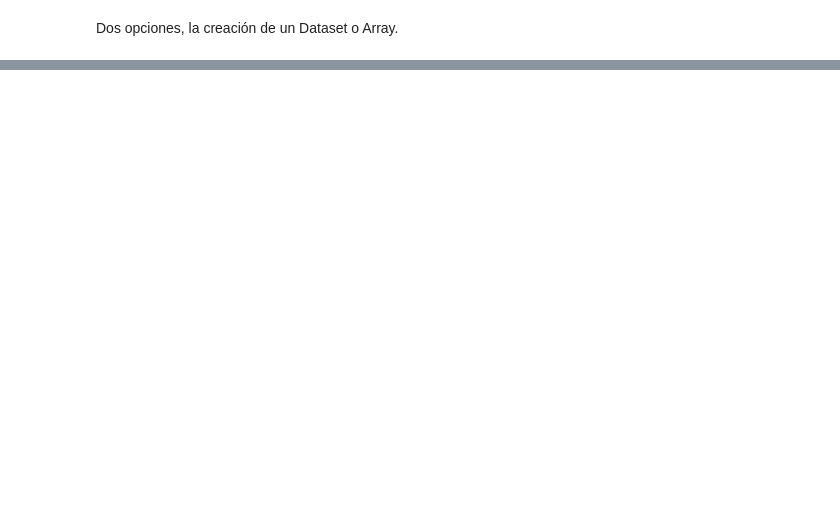
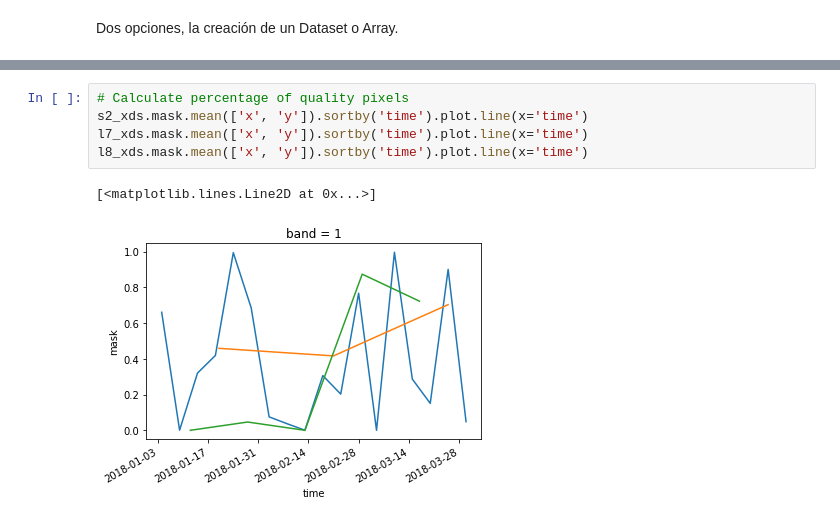
Before and after one commit to alexsalr/ciat_monitor_crops, a Jupyter notebook: Load&Analysis_test.ipynb, the cells around one changed output, grey strips where cells are left out. Saved outputs shown, nothing was run; the diff lists cells and outputs as text; blank space fills up the shorter version.

```diff
--- a/Load&Analysis_test.ipynb
+++ b/Load&Analysis_test.ipynb
@@ -742,0 +45,8 @@ CRS({'init': u'epsg:32618'})
+# %%
+# Calculate percentage of quality pixels
+s2_xds.mask.mean(['x', 'y']).sortby('time').plot.line(x='time')
+l7_xds.mask.mean(['x', 'y']).sortby('time').plot.line(x='time')
+l8_xds.mask.mean(['x', 'y']).sortby('time').plot.line(x='time')
+# %% [output]
+[<matplotlib.lines.Line2D at 0x...>]
+[figure, added]
```
Also changed, not shown: parts of 53 cells of this notebook, 4 other files.
